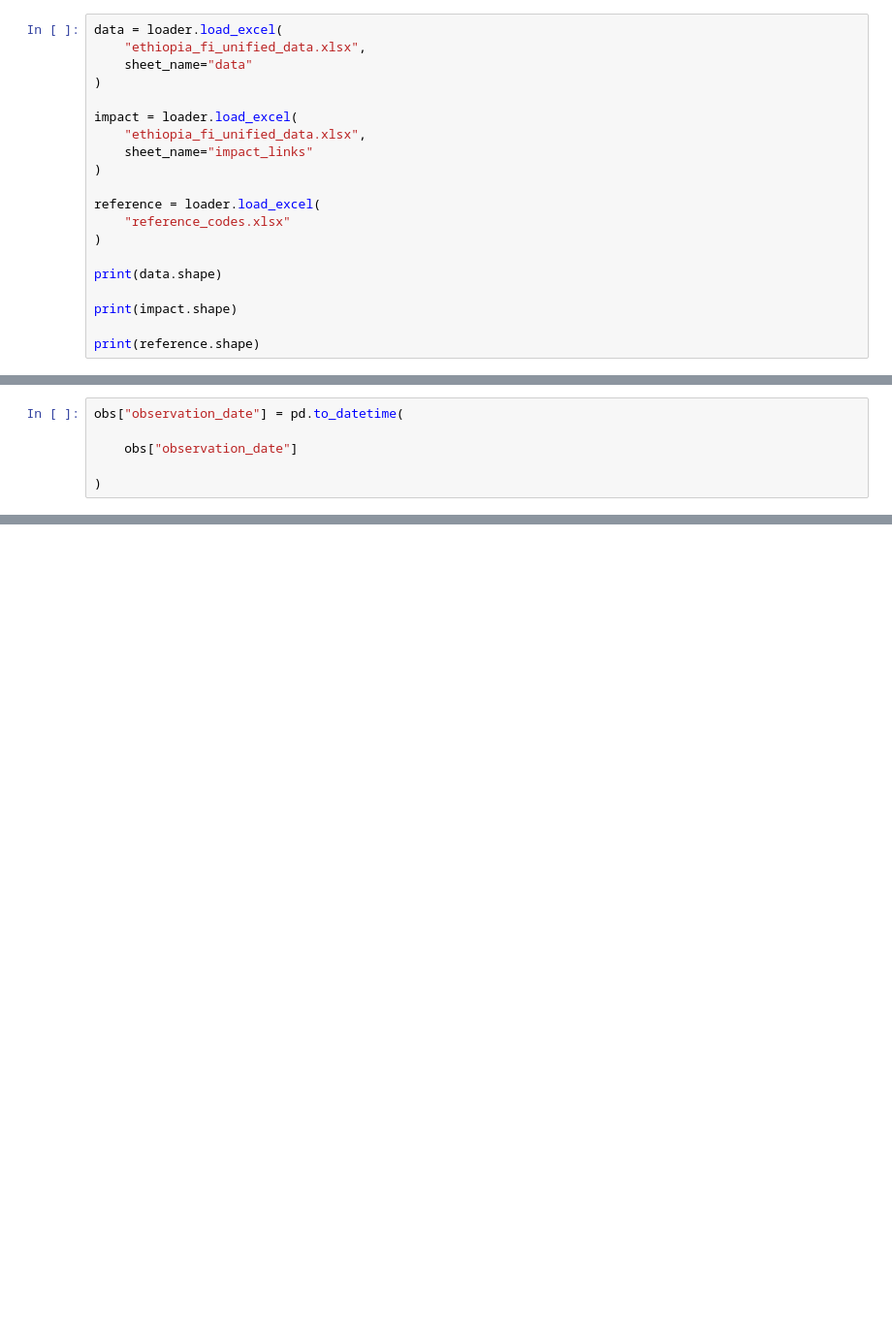
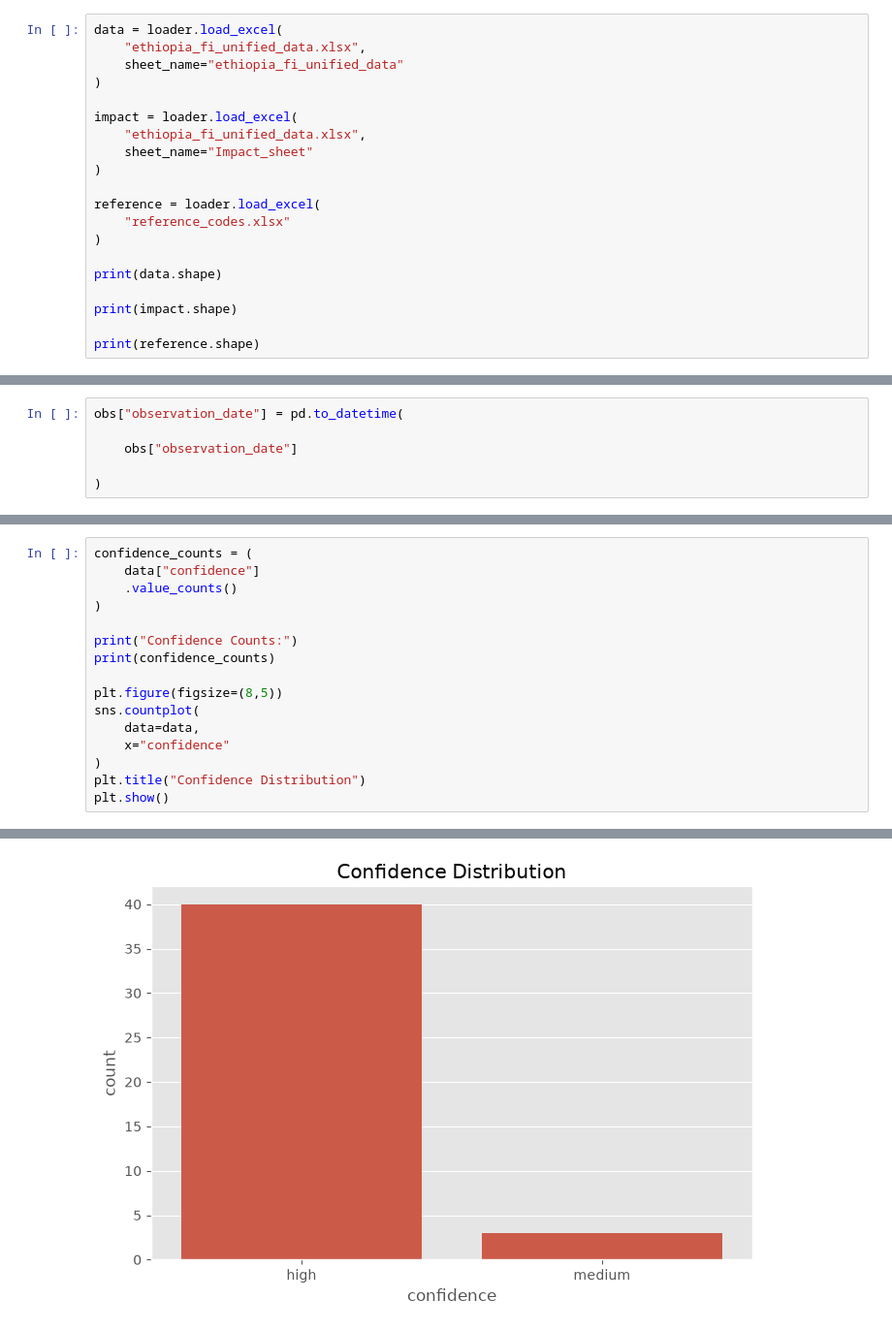
Before and after one commit to edent4313-star/ethiopia-fi-forecast, a Jupyter notebook: notebooks/01_Data_Exploration_and_Enrichment.ipynb, the cells around one changed output, grey strips where cells are left out. Shown at 97% size. Cells and saved outputs as stored; diff of their text form; blank space fills up the shorter version.

```diff
--- a/notebooks/01_Data_Exploration_and_Enrichment.ipynb
+++ b/notebooks/01_Data_Exploration_and_Enrichment.ipynb
@@ -27,12 +28,12 @@ loader = DataLoader(RAW_DATA)
 # %%
 data = loader.load_excel(
     "ethiopia_fi_unified_data.xlsx",
-    sheet_name="data"
+    sheet_name="ethiopia_fi_unified_data"
 )
 
 impact = loader.load_excel(
     "ethiopia_fi_unified_data.xlsx",
-    sheet_name="impact_links"
+    sheet_name="Impact_sheet"
 )
 
 reference = loader.load_excel(
@@ -244,0 +428,17 @@ plt.show()
+# %%
+confidence_counts = (
+    data["confidence"]
+    .value_counts()
+)
+
+print("Confidence Counts:")
+print(confidence_counts)
+
+plt.figure(figsize=(8,5))
+sns.countplot(
+    data=data,
+    x="confidence"
+)
+plt.title("Confidence Distribution")
+plt.show()
+# %% [output]
@@ -245,3 +450,4 @@ plt.show()
+[figure, added]
 # %%
 sorted(
 
```
Also changed, not shown: parts of 38 cells of this notebook, 5 other files.
